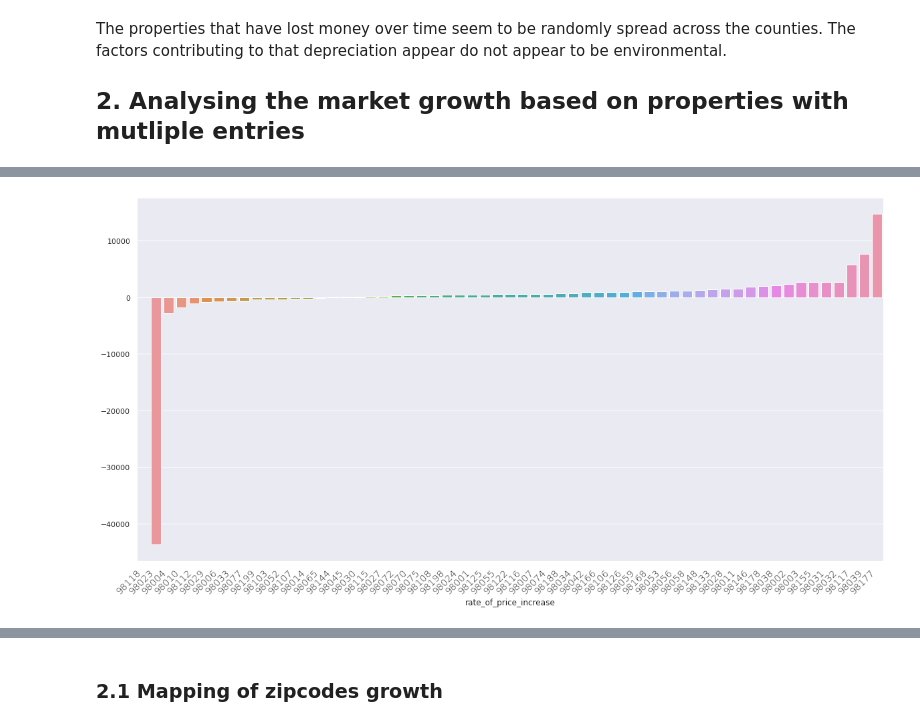
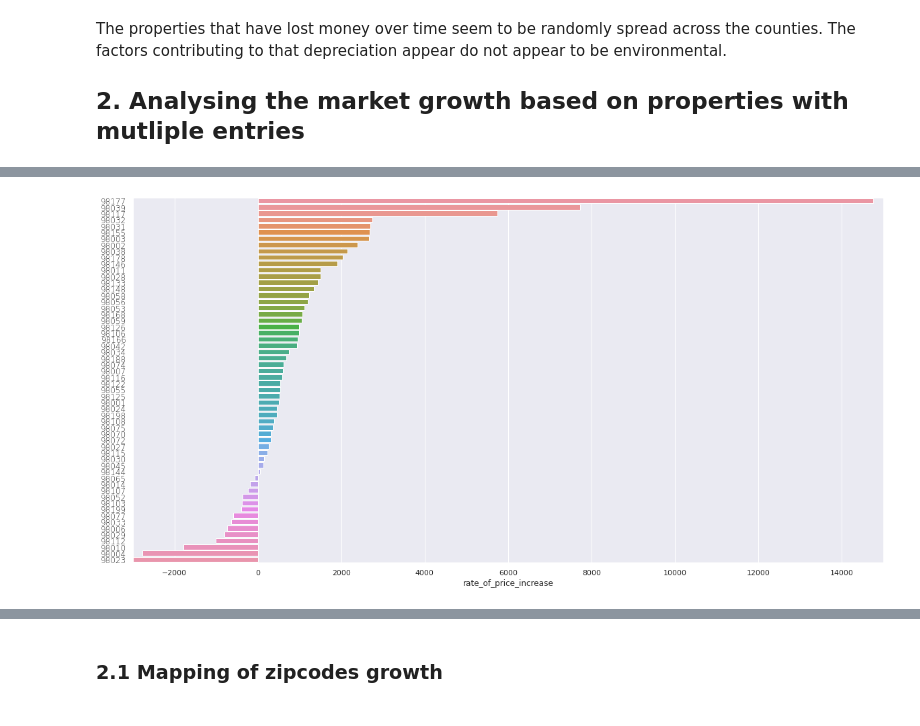
Before and after one commit to aghilissen/KayCee, a Jupyter notebook: index.ipynb, the cells around one changed output, grey strips where cells are left out. Cells and saved outputs as stored; diff of their text form; code cells hidden in the pictures.

```diff
--- a/index.ipynb
+++ b/index.ipynb
@@ -317,0 +337,4 @@ Name: rate_of_price_increase, dtype: float64
+# %%
+# [:-1] because 98118 returns `-inf`
+chart = hotZC.sort_values(ascending=False)[:-1]
+chart
@@ -318,12 +359,14 @@ Name: rate_of_price_increase, dtype: float64
 # %%
 plt.figure(figsize=(20,10))
-chart = sns.barplot(x=hotZC.index,
-                    y=hotZC.values,
-                    data = hotZC)
-chart.set_xticklabels(hotZC.sort_values(ascending=True).index,
-                      rotation=45,
+graph = sns.barplot(x=chart.index,
+                    y=chart[::-1].values,
+                    data=chart,
+                    orient='horizontal'
+                    )
+graph.set_yticklabels(chart.index,
                       horizontalalignment='right',
                       fontweight='light',
-                      fontsize='large');
+                      fontsize='medium');
+graph.set_xlim(-3_000, 15_000);
 # %% [output]
-[figure, old version]
+[figure, new version]
```
Also changed, not shown: parts of 11 cells of this notebook.
